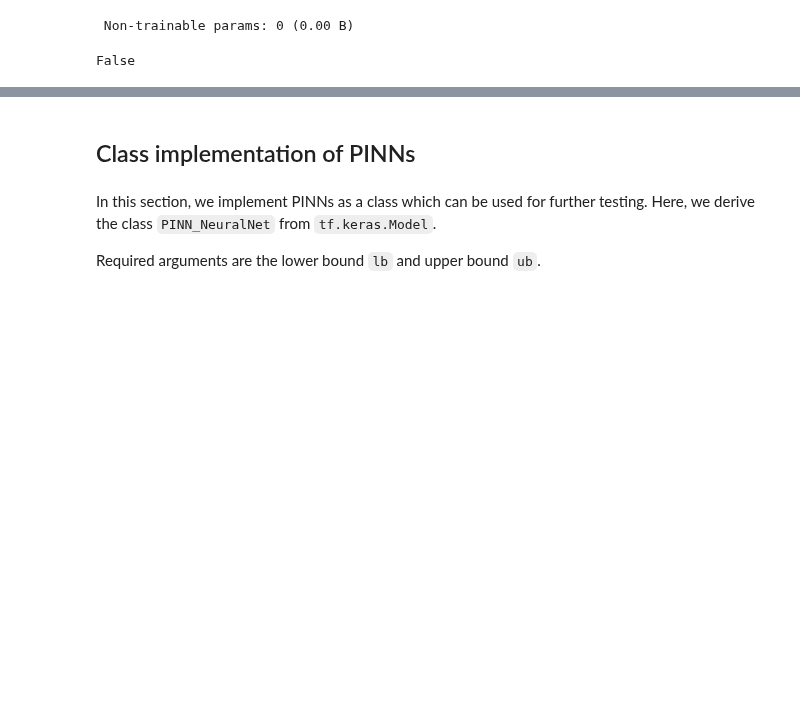
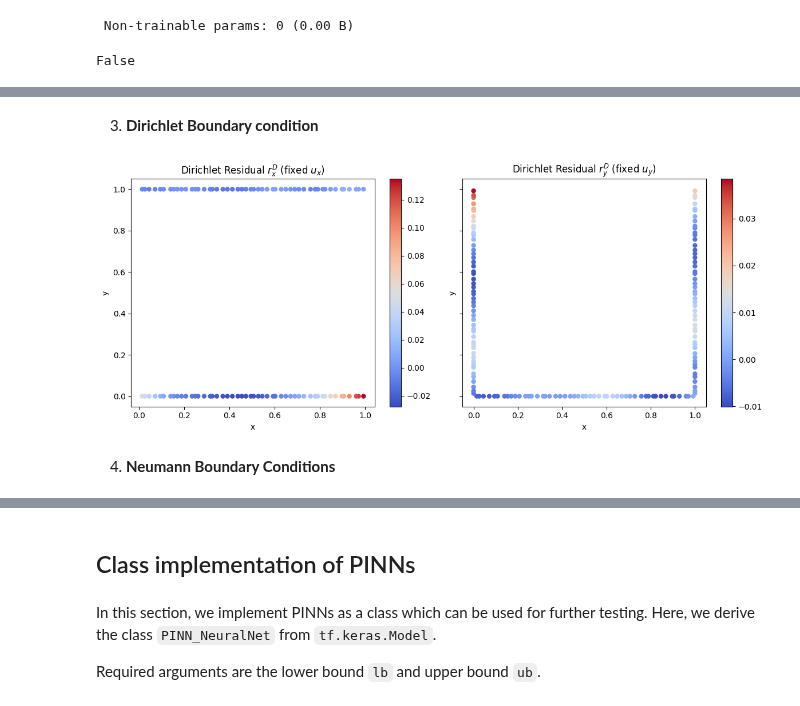
Before and after one commit to submerged-in-matrix/PINN_2D_Elasticity, a Jupyter notebook: Notebook/P_3_PINN_Linear_Elasticity.ipynb, the cells around one changed output, grey strips where cells are left out. Cells and saved outputs as stored; diff of their text form; code cells hidden in the pictures; blank space fills up the shorter version.

```diff
--- a/Notebook/P_3_PINN_Linear_Elasticity.ipynb
+++ b/Notebook/P_3_PINN_Linear_Elasticity.ipynb
@@ -829,0 +893,46 @@ plt.show()
+# %% [markdown]
+3. **Dirichlet Boundary condition**
+# %%
+# --- 1. Compute Dirichlet Residuals ---
+r_ux, r_uy = get_Dirichlet_r(PINN, Boundary_list, Dirichlet_x_train, Dirichlet_y_train)
+
+# --- 2. Concatenate Boundary Coordinates ---
+import numpy as np
+
+x_up_train, x_lo_train, x_ri_train, x_le_train = Boundary_list
+
+# For r_ux: top and bottom boundaries
+X_bc_x = np.concatenate([x_up_train, x_lo_train], axis=0)  # shape (N1+N2, 2)
+
+# For r_uy: bottom, right, left boundaries
+X_bc_y = np.concatenate([x_lo_train, x_ri_train, x_le_train], axis=0)  # shape (N3+N4+N5, 2)
+
+# --- 3. Plot Dirichlet Residuals ---
+import matplotlib.pyplot as plt
+
+# Flatten if needed
+r_ux_plot = r_ux.numpy().flatten()
+r_uy_plot = r_uy.numpy().flatten()
+
+fig, axes = plt.subplots(1, 2, figsize=(12, 5), sharey=True)
+
+# X-displacement residuals (Dirichlet)
+c1 = axes[0].scatter(X_bc_x[:,0], X_bc_x[:,1], c=r_ux_plot, cmap='coolwarm', s=25)
+fig.colorbar(c1, ax=axes[0])
+axes[0].set_title(r'Dirichlet Residual $r^D_x$ (fixed $u_x$)')
+axes[0].set_xlabel('x')
+axes[0].set_ylabel('y')
+
+# Y-displacement residuals (Dirichlet)
+c2 = axes[1].scatter(X_bc_y[:,0], X_bc_y[:,1], c=r_uy_plot, cmap='coolwarm', s=25)
+fig.colorbar(c2, ax=axes[1])
+axes[1].set_title(r'Dirichlet Residual $r^D_y$ (fixed $u_y$)')
+axes[1].set_xlabel('x')
+axes[1].set_ylabel('y')
+
+plt.tight_layout()
+plt.show()
+# %% [output]
+[figure, added]
+# %% [markdown]
+4. **Neumann Boundary Conditions**
```
Also changed, not shown: parts of 31 cells of this notebook.
